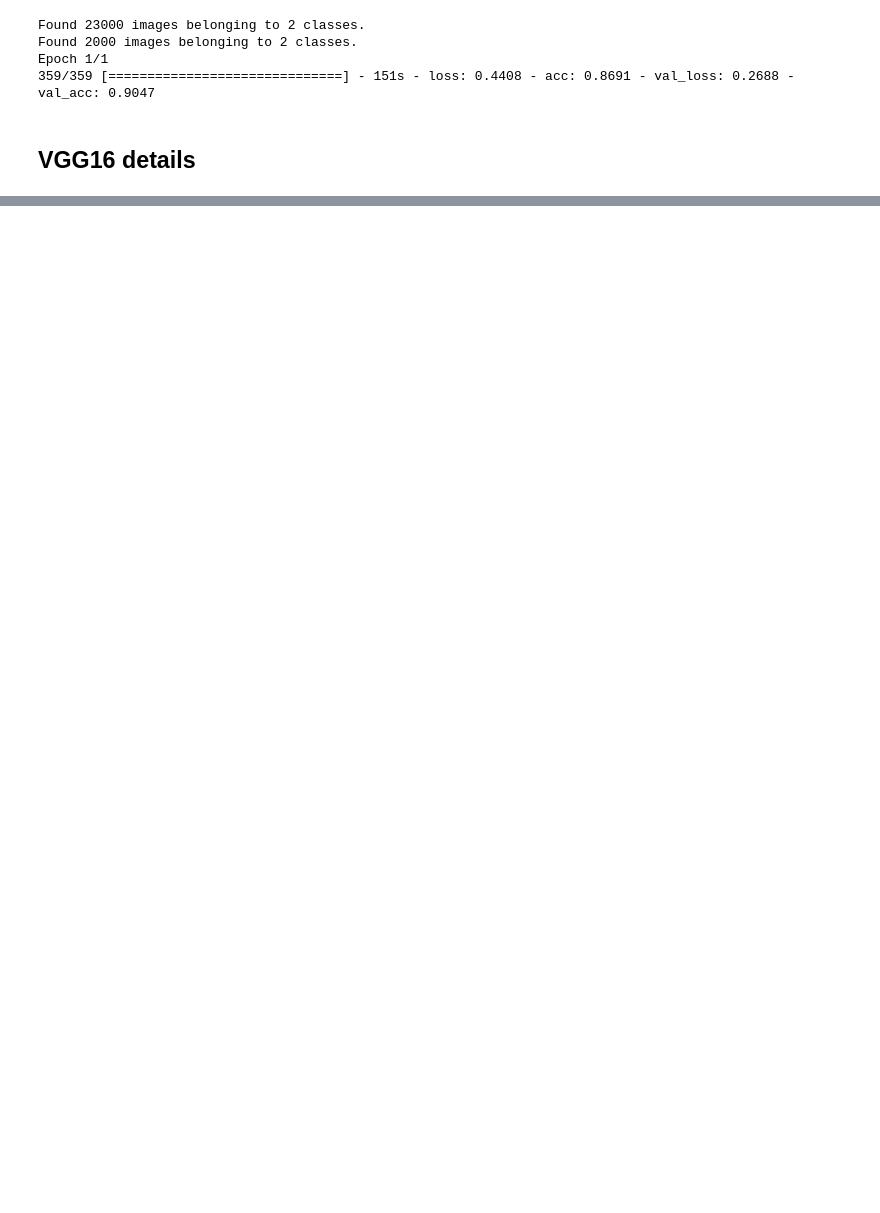
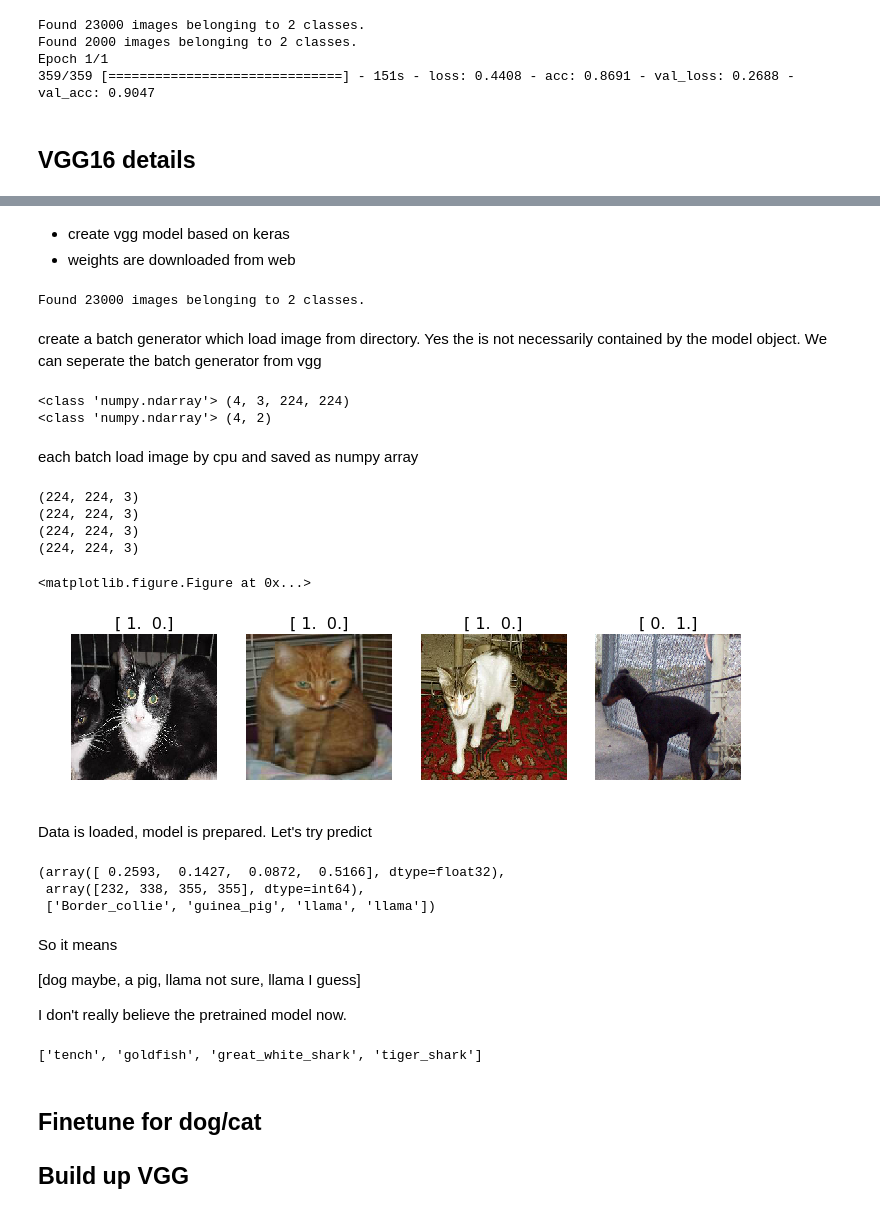
Before and after one commit to 7kbird/learning_notes, a Jupyter notebook: fast_ai/deeplearning1/lesson_1.ipynb, the cells around one changed output, grey strips where cells are left out. Cells and saved outputs as stored; diff of their text form; code cells hidden in the pictures; blank space fills up the shorter version.

Commit message:
a little vgg16 detail

```diff
--- a/fast_ai/deeplearning1/lesson_1.ipynb
+++ b/fast_ai/deeplearning1/lesson_1.ipynb
@@ -64,0 +58,2 @@ print(imgs.shape)
+# %%
+vgg=Vgg16()
@@ -64,0 +62,51 @@ print(imgs.shape)
+# %% [markdown]
+- create vgg model based on keras
+- weights are downloaded from web
+# %%
+batches = vgg.get_batches(os.path.join(path, 'train'), batch_size=4)
+# %% [output]
+Found 23000 images belonging to 2 classes.
+# %% [markdown]
+create a batch generator which load image from directory. Yes the is not necessarily contained by the model object. We can seperate the batch generator from vgg
+# %%
+imgs, labels = batches.next()
+print(type(imgs), imgs.shape)
+print(type(labels), labels.shape)
+# %% [output]
+<class 'numpy.ndarray'> (4, 3, 224, 224)
+<class 'numpy.ndarray'> (4, 2)
+# %% [markdown]
+each batch load image by cpu and saved as numpy array
+# %%
+import utils.display as dis
+reload(dis)
+dis.imshow(imgs, titles=labels)
+# %% [output]
+(224, 224, 3)
+(224, 224, 3)
+(224, 224, 3)
+(224, 224, 3)
+<matplotlib.figure.Figure at 0x...>
+[figure, added]
+# %% [markdown]
+Data is loaded, model is prepared. Let's try predict
+# %%
+vgg.predict(imgs, details=True)
+# %% [output]
+(array([ 0.2593,  0.1427,  0.0872,  0.5166], dtype=float32),
+ array([232, 338, 355, 355], dtype=int64),
+ ['Border_collie', 'guinea_pig', 'llama', 'llama'])
+# %% [markdown]
+So it means
+
+[dog maybe, a pig, llama not sure, llama I guess]
+
+I don't really believe the pretrained model now.
+# %%
+vgg.classes[:4]
+# %% [output]
+['tench', 'goldfish', 'great_white_shark', 'tiger_shark']
+# %% [markdown]
+## Finetune for dog/cat
+
+## Build up VGG
```
Also changed, not shown: parts of 5 cells of this notebook, 1 other file.
